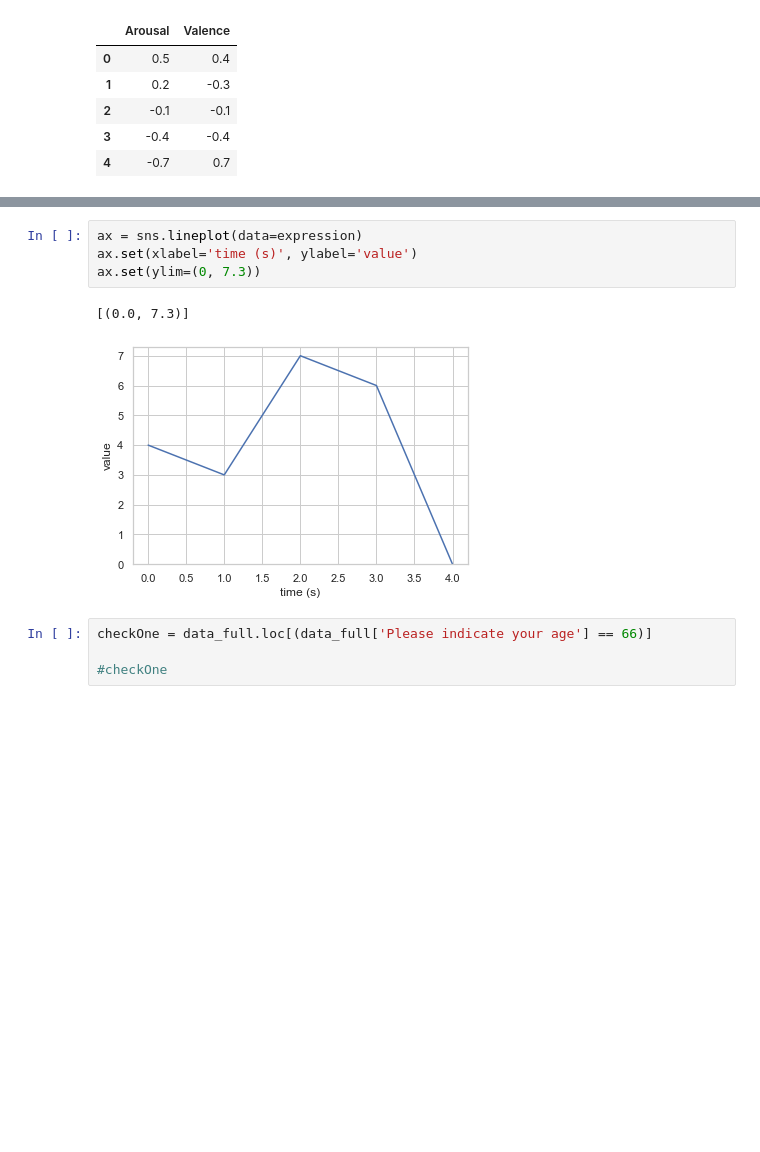
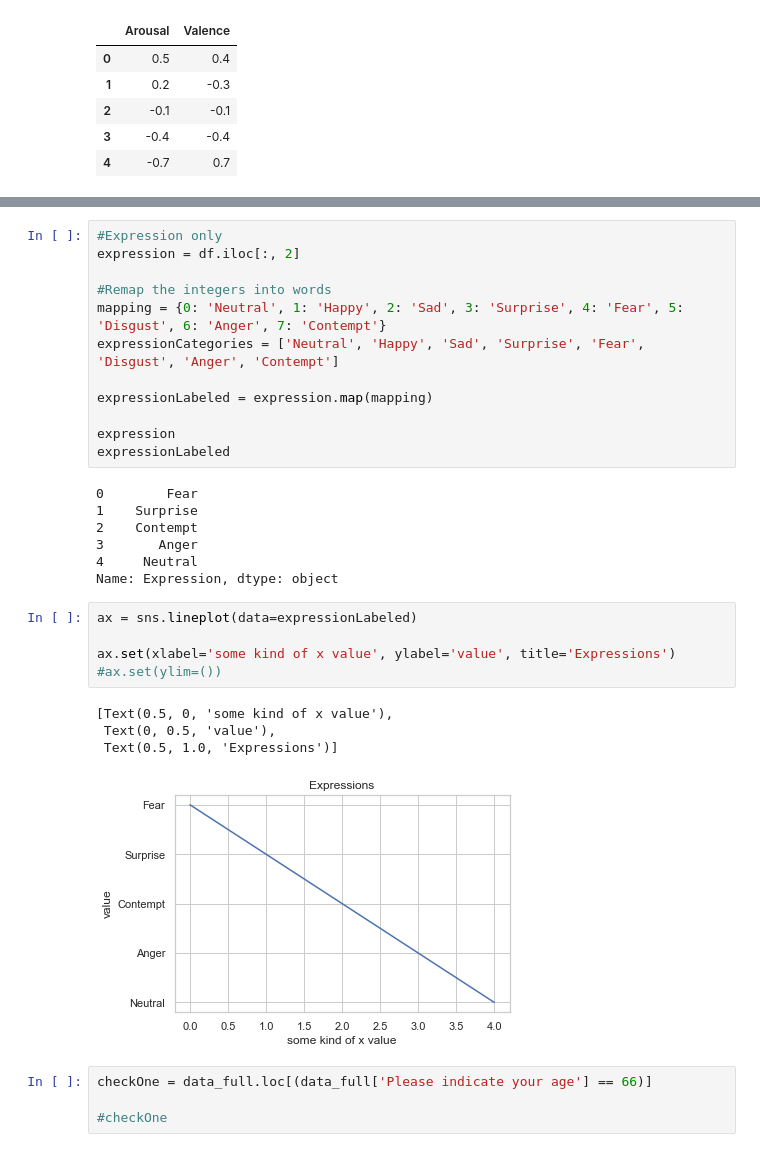
Before and after one commit to dovii/MPC-Data-Analysis, a Jupyter notebook: Analysis.ipynb, the cells around one changed output, grey strips where cells are left out. Drawn from its saved outputs; the diff is of its cells as text; blank space fills up the shorter version.

Commit message:
clean up data and add line graph + bar plot

```diff
--- a/Analysis.ipynb
+++ b/Analysis.ipynb
@@ -66,10 +77,32 @@ Name: Expression, dtype: int64
+# %%
+#Expression only
+expression = df.iloc[:, 2]
+
+#Remap the integers into words
+mapping = {0: 'Neutral', 1: 'Happy', 2: 'Sad', 3: 'Surprise', 4: 'Fear', 5: 'Disgust', 6: 'Anger', 7: 'Contempt'}
+expressionCategories = ['Neutral', 'Happy', 'Sad', 'Surprise', 'Fear', 'Disgust', 'Anger', 'Contempt']
+
+expressionLabeled = expression.map(mapping)
+
+expression
+expressionLabeled
+# %% [output]
+0        Fear
+1    Surprise
+2    Contempt
+3       Anger
+4     Neutral
+Name: Expression, dtype: object
 # %%
-ax = sns.lineplot(data=expression)
-ax.set(xlabel='time (s)', ylabel='value')
-ax.set(ylim=(0, 7.3))
+ax = sns.lineplot(data=expressionLabeled)
+
+ax.set(xlabel='some kind of x value', ylabel='value', title='Expressions')
+#ax.set(ylim=())
 # %% [output]
-[(0.0, 7.3)]
+[Text(0.5, 0, 'some kind of x value'),
+ Text(0, 0.5, 'value'),
+ Text(0.5, 1.0, 'Expressions')]
-[figure, old version]
+[figure, new version]
 # %%
 checkOne = data_full.loc[(data_full['Please indicate your age'] == 66)]
 
```
Also changed, not shown: parts of 5 cells of this notebook.
